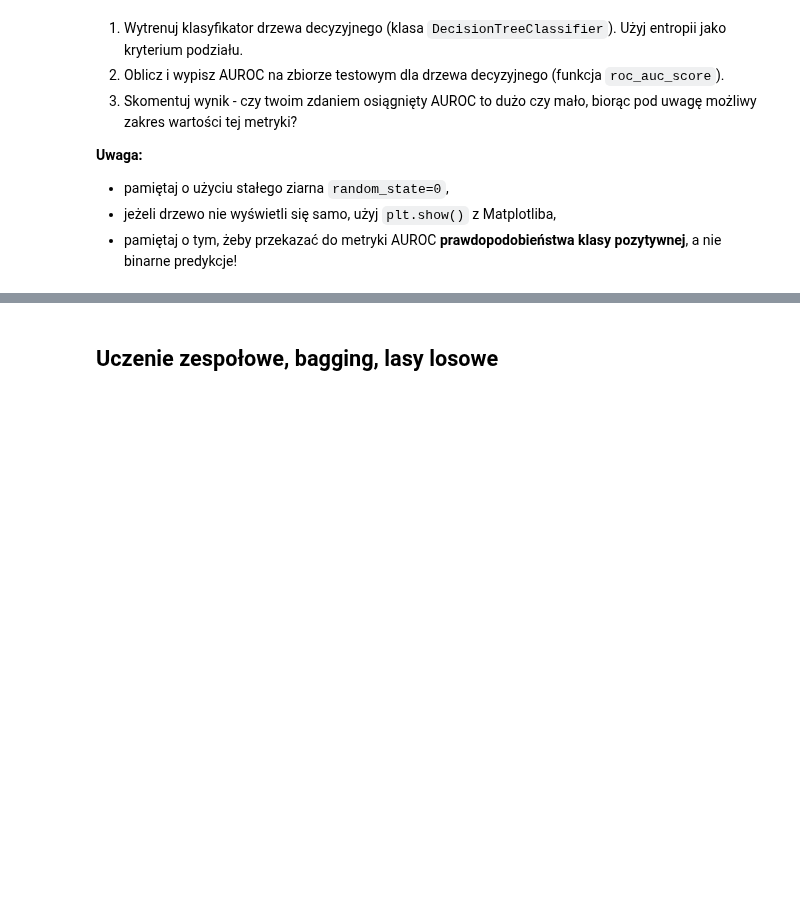
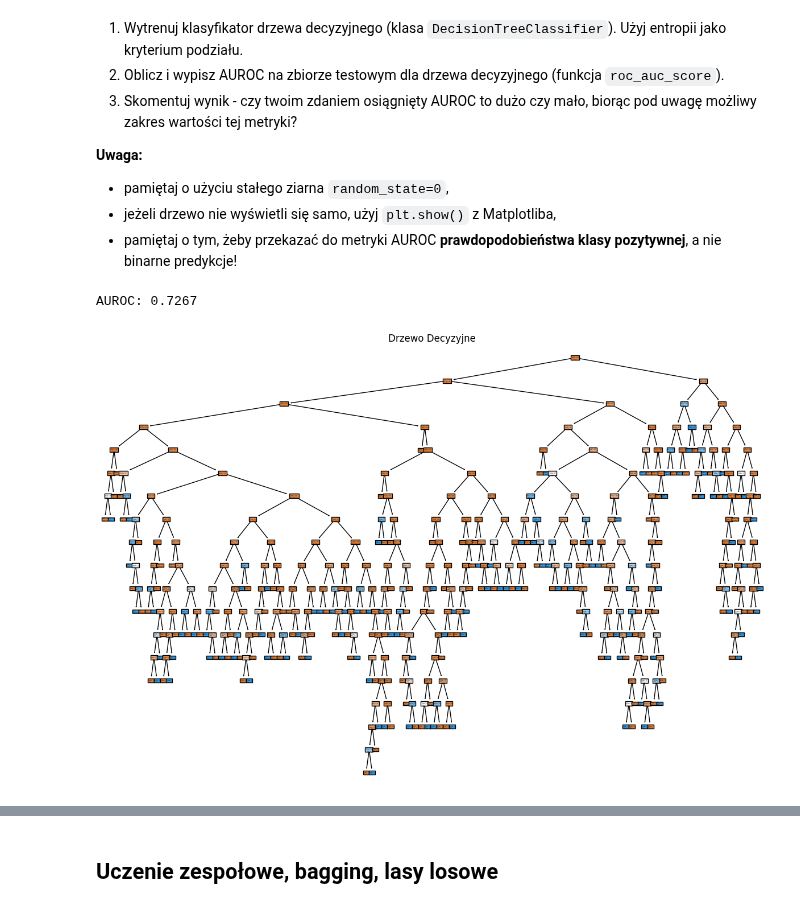
Before and after one commit to apohllo/sztuczna-inteligencja, a Jupyter notebook: lab2/lab_2.ipynb, the cells around one changed output, grey strips where cells are left out. Drawn from its saved outputs; the diff is of its cells as text; code cells hidden in the pictures; blank space fills up the shorter version.

```diff
--- a/lab2/lab_2.ipynb
+++ b/lab2/lab_2.ipynb
@@ -92,3 +186,17 @@ Podział na zbiór treningowy i testowy to pierwszy moment, kiedy niezbalansowan
+# %%
+# your_code'
+
+from sklearn.impute import SimpleImputer
+from sklearn.model_selection import train_test_split
+
+if("Attr37" in X.columns):
+  X = X.drop(["Attr37"], axis = "columns")
+
+X_train, X_test, y_train, y_test = train_test_split(X,y,test_size=0.2,random_state=0,shuffle=True,stratify=y)
+imputer = SimpleImputer(strategy="mean")
+
+X_train = imputer.fit_transform(X_train)
+X_test = imputer.transform(X_test)
 # %%
 import numpy as np
 
@@ -137 +245,23 @@ Co ważne, z definicji AUROC, trzeba w niej użyć **prawdopodobieństw klasy po
+# %%
+# your_code
+from sklearn.tree import DecisionTreeClassifier
+from sklearn.metrics import roc_auc_score
+from sklearn import tree
+
+clf = DecisionTreeClassifier(criterion = "entropy", random_state =0)
+clf.fit(X_train,y_train)
+
+y_prob = clf.predict_proba(X_test)[:,1]
+
+auroc = roc_auc_score(y_test, y_prob)
+
+print(f"AUROC: {auroc:.4f}")
+
+plt.figure(figsize=(15, 10))
+tree.plot_tree(clf, filled=True, feature_names=X.columns, class_names=['0', '1'])
+plt.title("Drzewo Decyzyjne")
+plt.show()
+# %% [output]
+AUROC: 0.7267
+[figure, added]
 # %%
```
Also changed, not shown: parts of 44 cells of this notebook.
